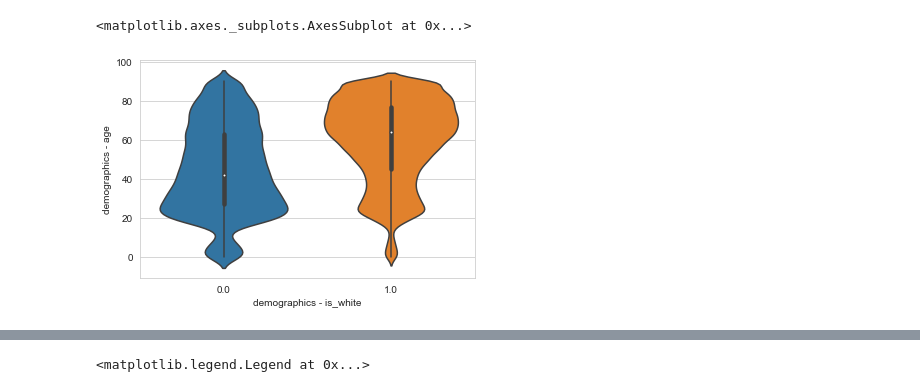
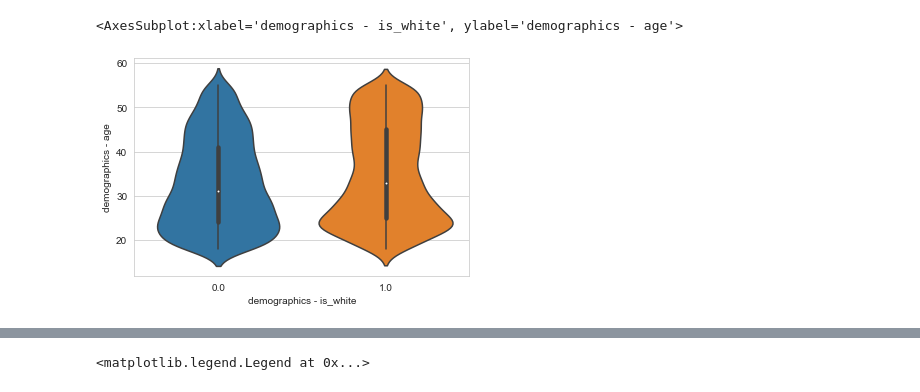
Before and after one commit to garrett-yoon/amr-uti-thesis, a Jupyter notebook: main.ipynb, the cells around one changed output, grey strips where cells are left out. Cells and saved outputs as stored; diff of their text form; code cells hidden in the pictures.

```diff
--- a/main.ipynb
+++ b/main.ipynb
@@ -9,3 +9,7 @@ df_prescript  = pd.read_csv('data/all_prescriptions.csv')
 df_uti_features = pd.read_csv('data/all_uti_features.csv')
 df_uti_resist_lab = pd.read_csv('data/all_uti_resist_labels.csv')
 data_dict = pd.read_csv('data/data_dictionary.csv')
+test_uncomp_resist_data =  pd.read_csv('data/test_uncomp_resist_data.csv')
+test_uncomp_uti_features =  pd.read_csv('data/test_uncomp_uti_features.csv')
+train_uncomp_resist_data =  pd.read_csv('data/train_uncomp_resist_data.csv')
+train_uncomp_uti_features =  pd.read_csv('data/train_uncomp_uti_features.csv')
@@ -30,6 +46,0 @@ _ = g.set(xticklabels=['Non-White', 'White'])
-# %%
-count = df_uti_features.query('is_train == 1')["demographics - is_white"].value_counts()
-sns.set_style('whitegrid')
-g = sns.barplot(x = count.index, y = count)
-g.set(ylabel='Number of Observations')
-_ = g.set(xticklabels=['Non-White', 'White'])
@@ -38,6 +46,0 @@ _ = g.set(xticklabels=['Non-White', 'White'])
-# %%
-count = df_uti_features["demographics - is_veteran"].value_counts()
-sns.set_style('whitegrid')
-g = sns.barplot(x = count.index, y = count)
-g.set(ylabel='Number of Observations')
-_ = g.set(xticklabels=['Non-Veteran', 'Veteran'])
@@ -46,5 +47,5 @@ _ = g.set(xticklabels=['Non-Veteran', 'Veteran'])
 # %%
-sns.violinplot(x = 'demographics - is_white', y = 'demographics - age', data = df_uti_features)
+sns.violinplot(x = 'demographics - is_white', y = 'demographics - age', data = train_uncomp_uti_features)
 # %% [output]
-<matplotlib.axes._subplots.AxesSubplot at 0x...>
+<AxesSubplot:xlabel='demographics - is_white', ylabel='demographics - age'>
-[figure, old version]
+[figure, new version]
```
Also changed, not shown: parts of 7 cells of this notebook, 4 other files.
